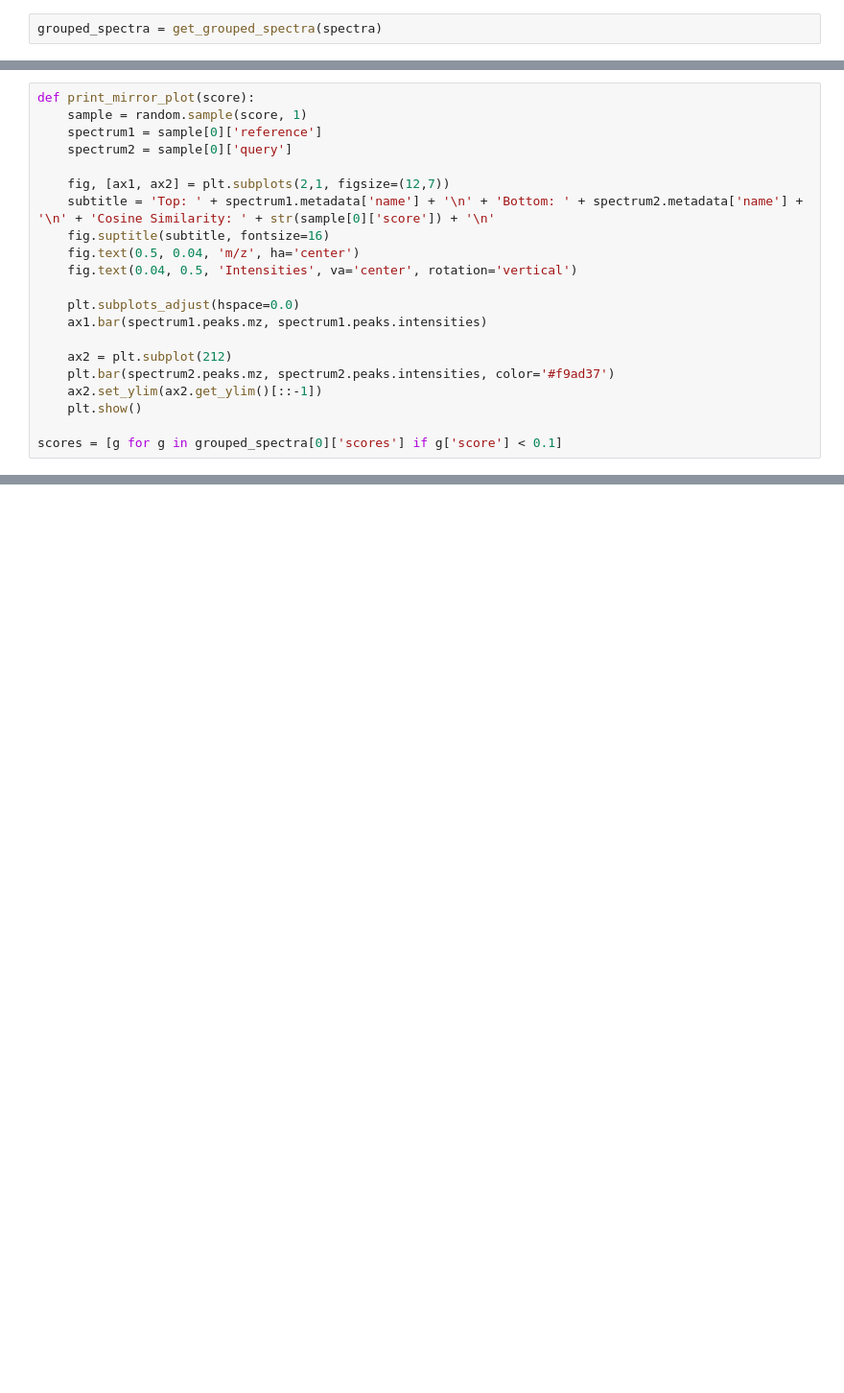
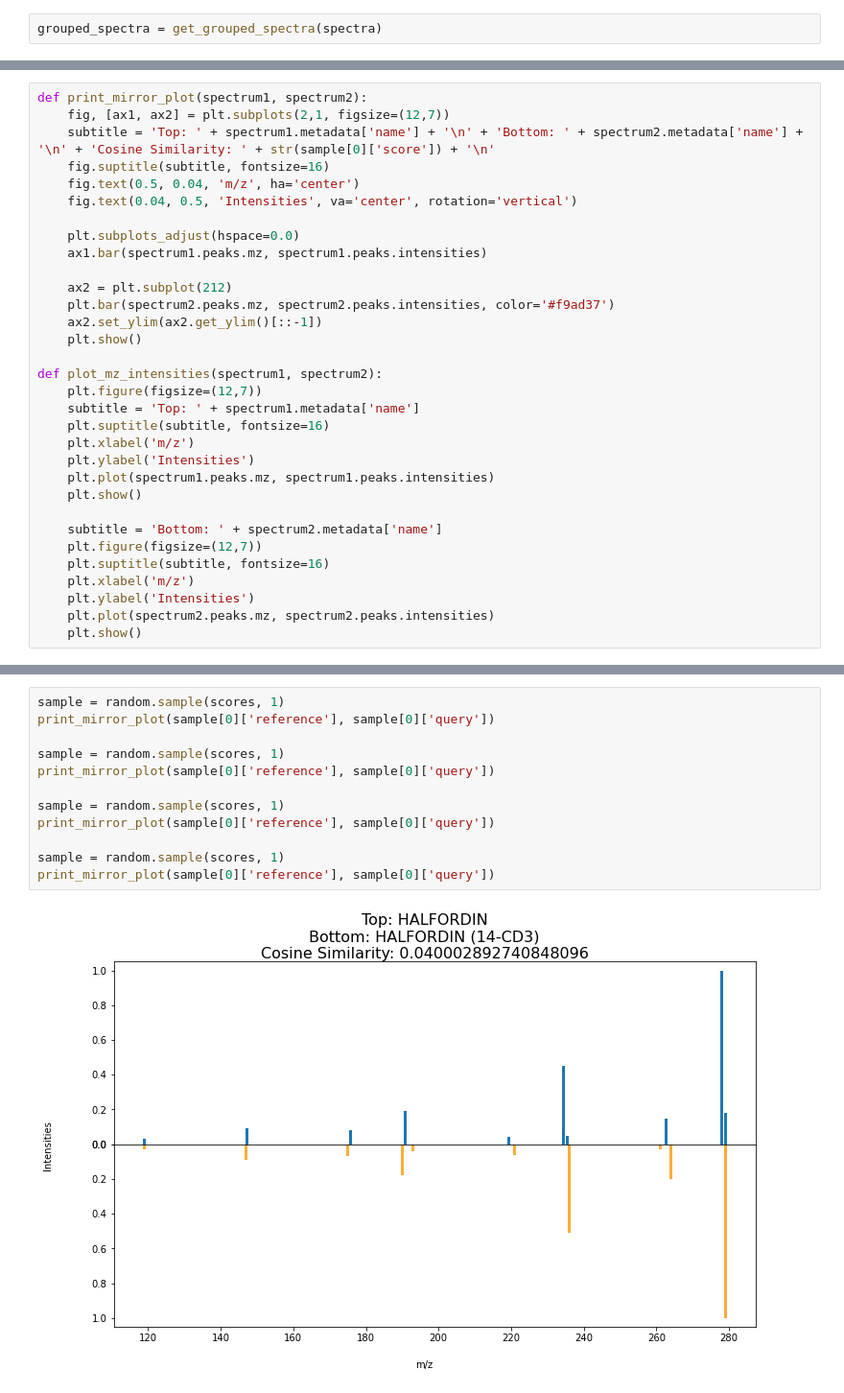
Before and after one commit to efrain2010/spec2vec_gcms_data_analysis, a Jupyter notebook: notebooks/Similarity score for GCMS.ipynb, the cells around one changed output, grey strips where cells are left out. Shown at 96% size. Drawn from its saved outputs; the diff is of its cells as text; blank space fills up the shorter version.

Commit message:
Adding plots of mz and intensities of spectra with low and high cosine similarity

```diff
--- a/notebooks/Similarity score for GCMS.ipynb
+++ b/notebooks/Similarity score for GCMS.ipynb
@@ -162,9 +162,5 @@ print_histogram(scores2)
 # %%
-def print_mirror_plot(score):
-    sample = random.sample(score, 1)
-    spectrum1 = sample[0]['reference']
-    spectrum2 = sample[0]['query']
-
+def print_mirror_plot(spectrum1, spectrum2):
     fig, [ax1, ax2] = plt.subplots(2,1, figsize=(12,7))
     subtitle = 'Top: ' + spectrum1.metadata['name'] + '\n' + 'Bottom: ' + spectrum2.metadata['name'] + '\n' + 'Cosine Similarity: ' + str(sample[0]['score']) + '\n'
     fig.suptitle(subtitle, fontsize=16)
@@ -179,4 +175,19 @@ def print_mirror_plot(score):
     ax2.set_ylim(ax2.get_ylim()[::-1])
     plt.show()
 
-scores = [g for g in grouped_spectra[0]['scores'] if g['score'] < 0.1]
+def plot_mz_intensities(spectrum1, spectrum2):
+    plt.figure(figsize=(12,7))
+    subtitle = 'Top: ' + spectrum1.metadata['name']
+    plt.suptitle(subtitle, fontsize=16)
+    plt.xlabel('m/z')
+    plt.ylabel('Intensities')
+    plt.plot(spectrum1.peaks.mz, spectrum1.peaks.intensities)
+    plt.show()
+
+    subtitle = 'Bottom: ' + spectrum2.metadata['name']
+    plt.figure(figsize=(12,7))
+    plt.suptitle(subtitle, fontsize=16)
+    plt.xlabel('m/z')
+    plt.ylabel('Intensities')
+    plt.plot(spectrum2.peaks.mz, spectrum2.peaks.intensities)
+    plt.show()
@@ -192,0 +196,14 @@ print_mirror_plot(scores)
+# %%
+sample = random.sample(scores, 1)
+print_mirror_plot(sample[0]['reference'], sample[0]['query'])
+
+sample = random.sample(scores, 1)
+print_mirror_plot(sample[0]['reference'], sample[0]['query'])
+
+sample = random.sample(scores, 1)
+print_mirror_plot(sample[0]['reference'], sample[0]['query'])
+
+sample = random.sample(scores, 1)
+print_mirror_plot(sample[0]['reference'], sample[0]['query'])
+# %% [output]
+[figure, added]
```
Also changed, not shown: parts of 6 cells of this notebook.
